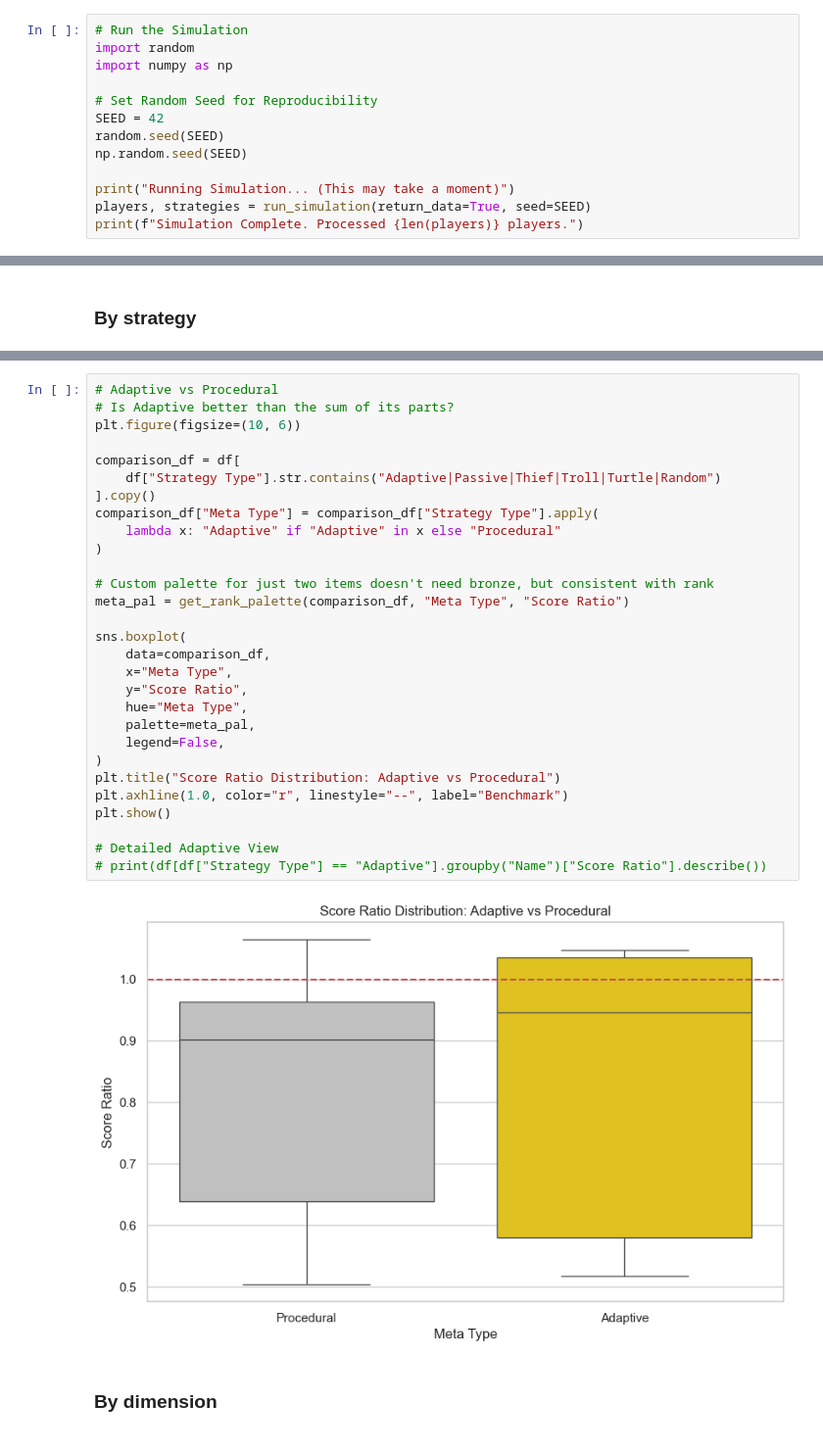
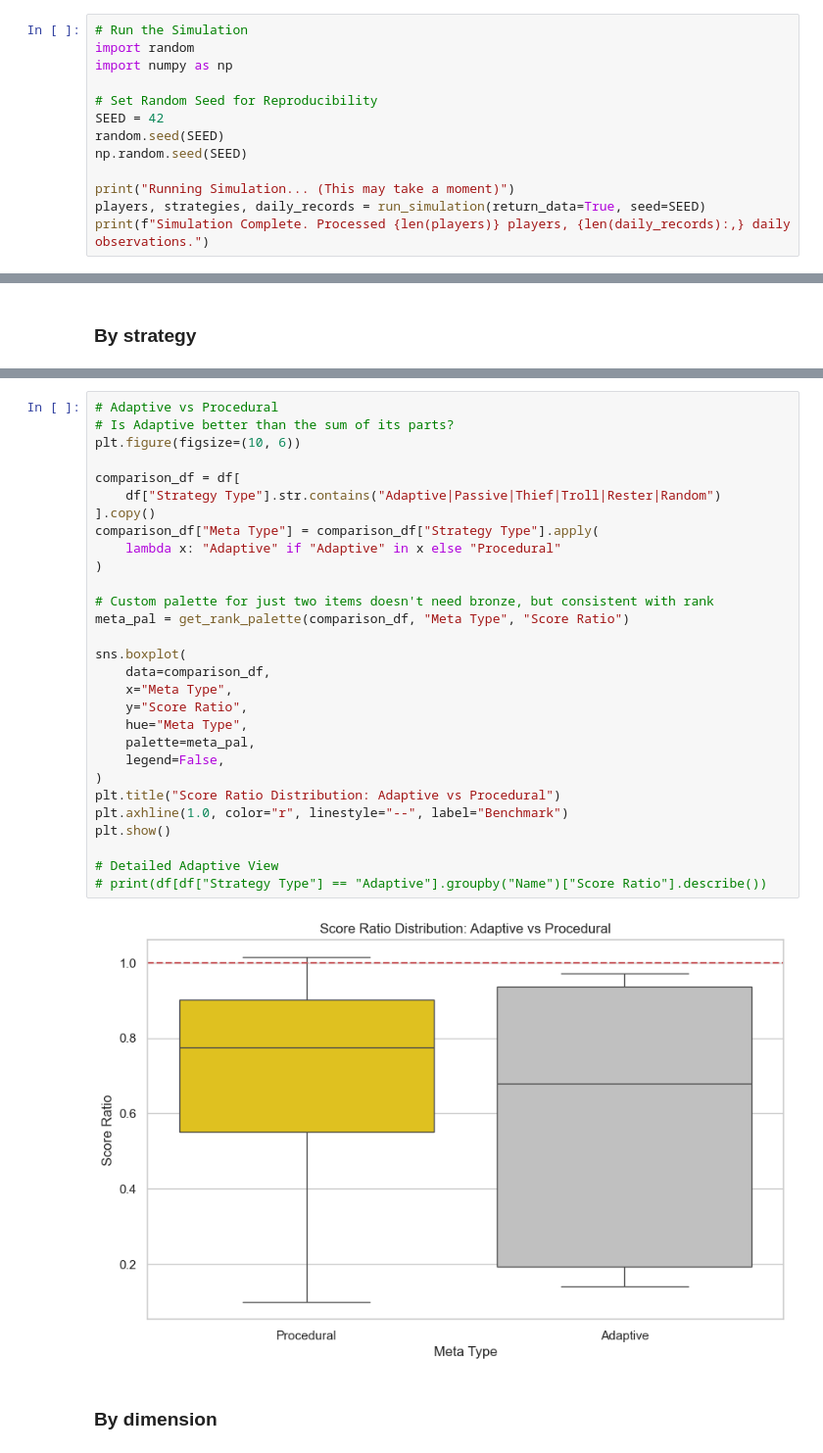
Before and after one commit to blakefren/jbot, a Jupyter notebook: scripts/simulate_powerups_viz.ipynb, the cells around one changed output, grey strips where cells are left out. Shown at 98% size. Drawn from its saved outputs; the diff is of its cells as text.

Commit message:
Simulator: replace Turtle with Rester

```diff
--- a/scripts/simulate_powerups_viz.ipynb
+++ b/scripts/simulate_powerups_viz.ipynb
@@ -84,8 +93,8 @@ random.seed(SEED)
 np.random.seed(SEED)
 
 print("Running Simulation... (This may take a moment)")
-players, strategies = run_simulation(return_data=True, seed=SEED)
-print(f"Simulation Complete. Processed {len(players)} players.")
+players, strategies, daily_records = run_simulation(return_data=True, seed=SEED)
+print(f"Simulation Complete. Processed {len(players)} players, {len(daily_records):,} daily observations.")
 # %% [output]
 Running Simulation... (This may take a moment)
 Starting simulation for 730 days...
@@ -177,34 +207,34 @@ plt.show()
 # %%
 # Adaptive vs Procedural
 # Is Adaptive better than the sum of its parts?
 plt.figure(figsize=(10, 6))
 
 comparison_df = df[
-    df["Strategy Type"].str.contains("Adaptive|Passive|Thief|Troll|Turtle|Random")
+    df["Strategy Type"].str.contains("Adaptive|Passive|Thief|Troll|Rester|Random")
 ].copy()
 comparison_df["Meta Type"] = comparison_df["Strategy Type"].apply(
     lambda x: "Adaptive" if "Adaptive" in x else "Procedural"
 )
 
 # Custom palette for just two items doesn't need bronze, but consistent with rank
 meta_pal = get_rank_palette(comparison_df, "Meta Type", "Score Ratio")
 
 sns.boxplot(
     data=comparison_df,
     x="Meta Type",
     y="Score Ratio",
     hue="Meta Type",
     palette=meta_pal,
     legend=False,
 )
 plt.title("Score Ratio Distribution: Adaptive vs Procedural")
 plt.axhline(1.0, color="r", linestyle="--", label="Benchmark")
 plt.show()
 
 # Detailed Adaptive View
 # print(df[df["Strategy Type"] == "Adaptive"].groupby("Name")["Score Ratio"].describe())
 # %% [output]
-[figure, old version]
+[figure, new version]
 # %% [markdown]
 ### By dimension
 # %%
```
Also changed, not shown: parts of 12 cells of this notebook, 1 other file.
